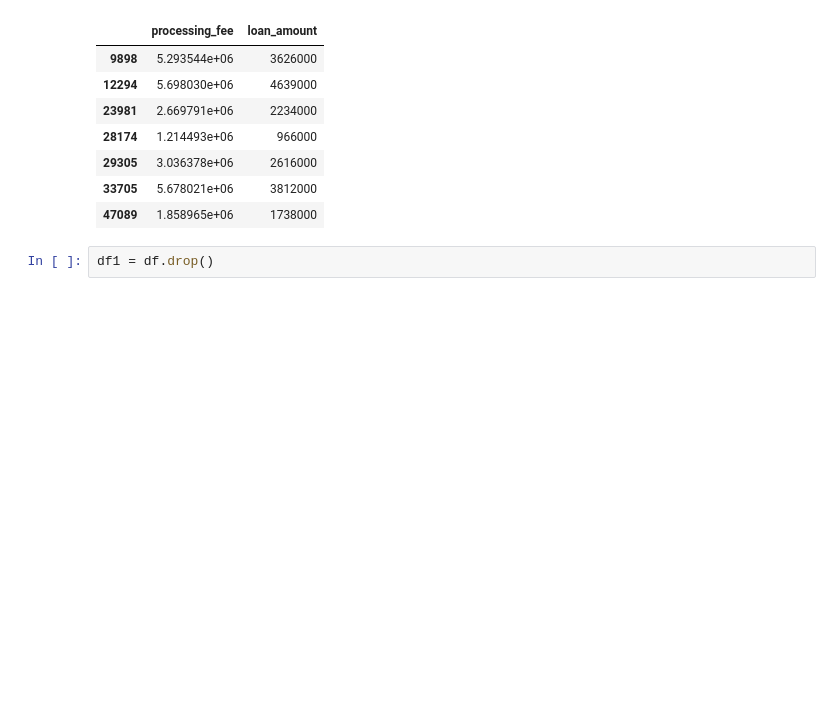
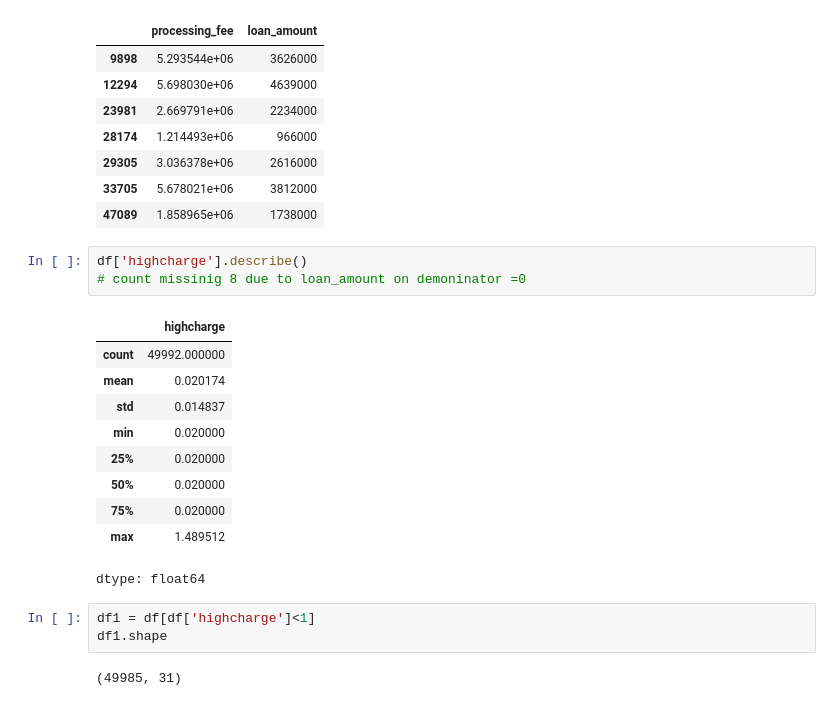
Before and after one commit to JY6299/CR_Modeling_2, a Jupyter notebook: CR_ML_Modeling.ipynb, the cells around one changed output. Drawn from its saved outputs; the diff is of its cells as text; blank space fills up the shorter version.

```diff
--- a/CR_ML_Modeling.ipynb
+++ b/CR_ML_Modeling.ipynb
@@ -188,5 +204,22 @@ df[df['highcharge']>1][['processing_fee','loan_amount']]
 | 29305 | 3.036378e+06 | 2616000 |
 | 33705 | 5.678021e+06 | 3812000 |
 | 47089 | 1.858965e+06 | 1738000 |
+# %%
+df['highcharge'].describe()
+# count missinig 8 due to loan_amount on demoninator =0
+# %% [output]
+|  | highcharge |
+| count | 49992.000000 |
+| mean | 0.020174 |
+| std | 0.014837 |
+| min | 0.020000 |
+| 25% | 0.020000 |
+| 50% | 0.020000 |
+| 75% | 0.020000 |
+| max | 1.489512 |
+dtype: float64
 # %%
-df1 = df.drop()
+df1 = df[df['highcharge']<1]
+df1.shape
+# %% [output]
+(49985, 31)
```
Also changed, not shown: parts of 1 cell of this notebook.
